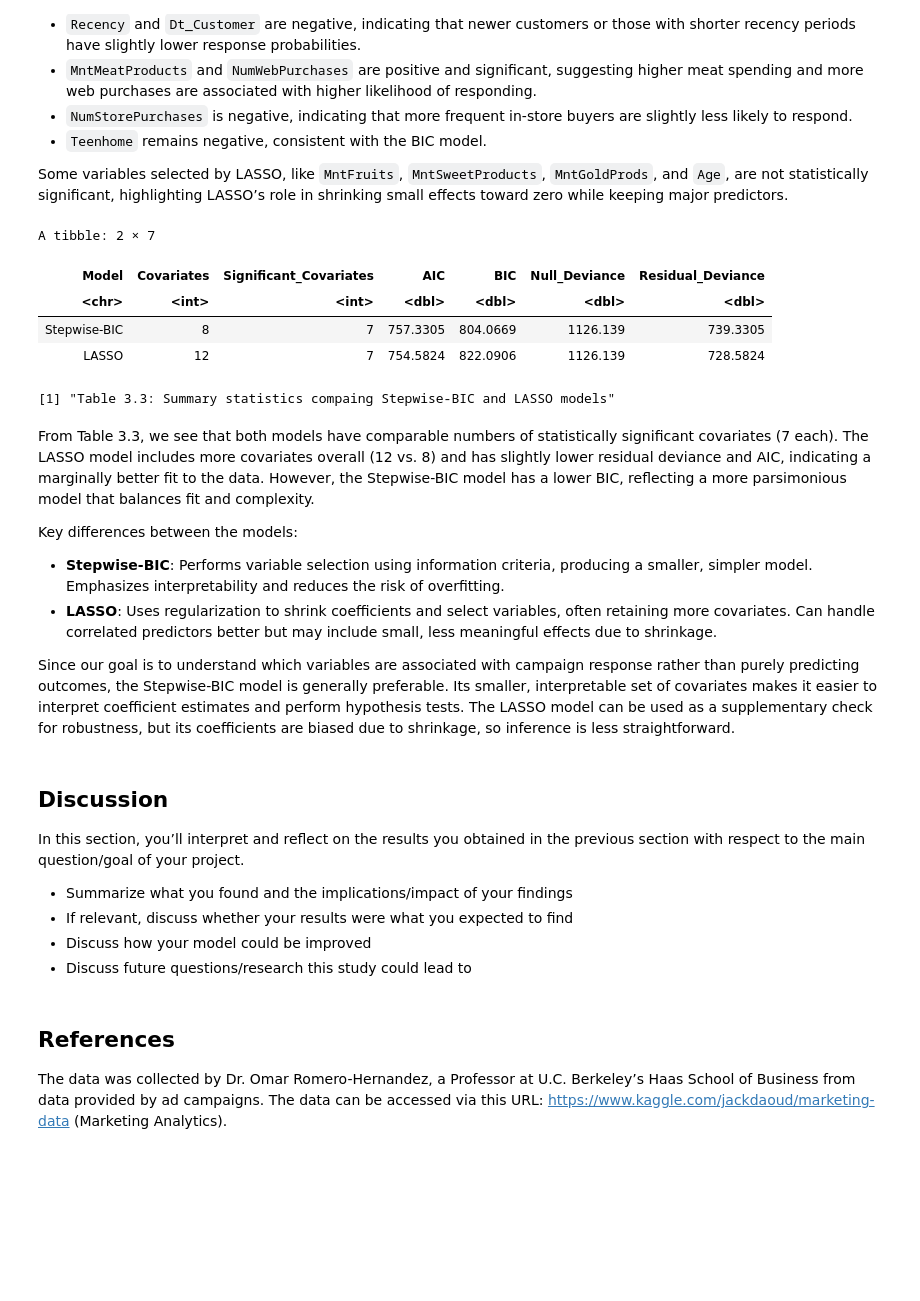
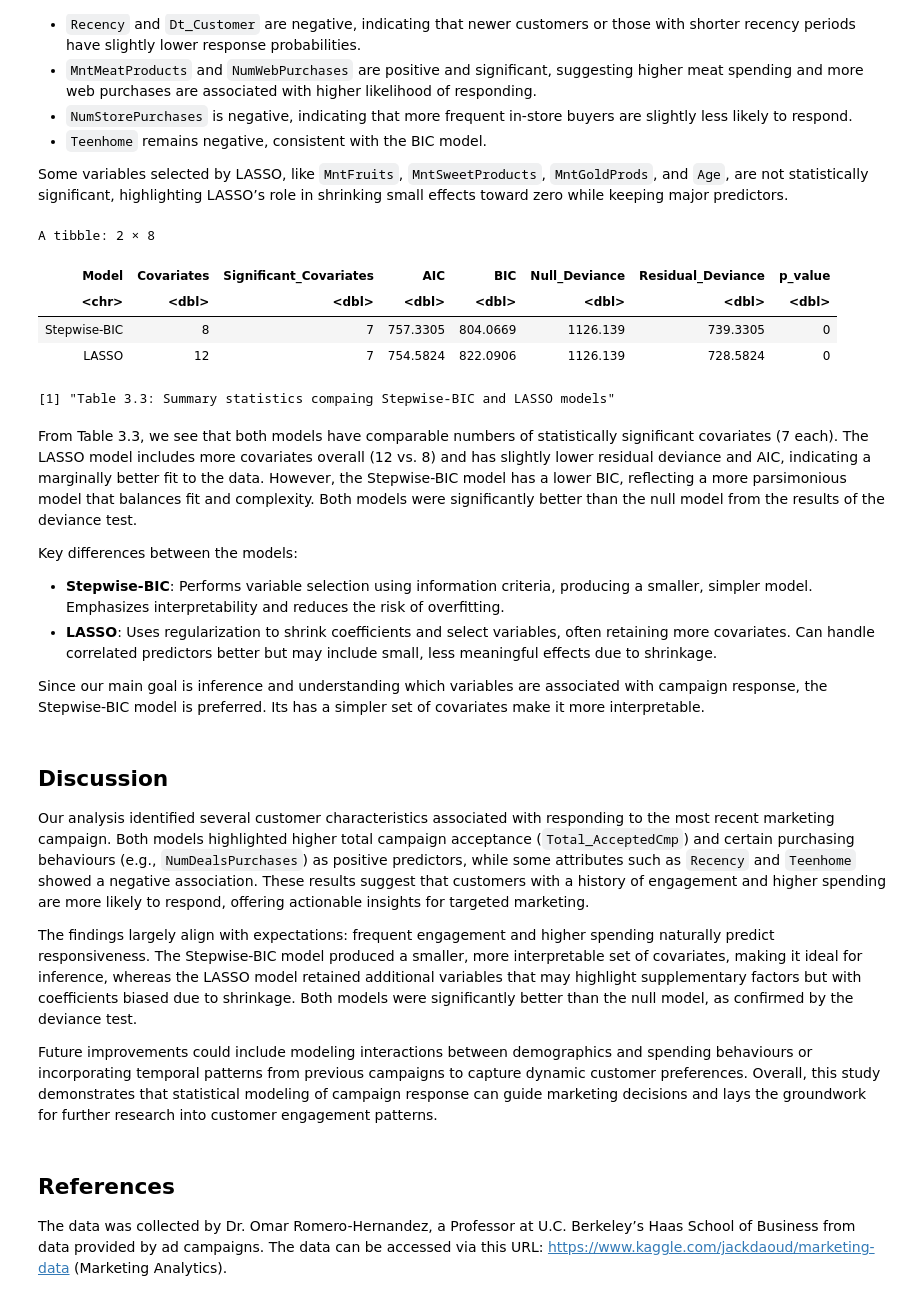
Before and after one commit to nelsonli2323/STAT-301-Project, a Jupyter notebook: Final_Report.ipynb, the cells around one changed output. Cells and saved outputs as stored; diff of their text form; code cells hidden in the pictures; blank space fills up the shorter version.

Commit message:
drafted Discussion

```diff
--- a/Final_Report.ipynb
+++ b/Final_Report.ipynb
@@ -464,56 +454,65 @@ From the LASSO model (Table 3.2), we see that several coefficients are statistic
 
 Some variables selected by LASSO, like `MntFruits`, `MntSweetProducts`, `MntGoldProds`, and `Age`, are not statistically significant, highlighting LASSO’s role in shrinking small effects toward zero while keeping major predictors.
 # %%
+# Deviance test
+null_model <- glm(Response ~ 1, data = inference_set, family = "binomial")
+p_value <- function(model) {
+    df <- anova(null_model, model, test = "Chisq")[2,]
+    df$`Pr(>Chi)`
+}
+
 # Stepwise-BIC summary
 bic_summary <- tibble(
     Model = "Stepwise-BIC",
     Covariates = nrow(BIC_results),
     Significant_Covariates = sum(BIC_results$p.value < 0.05),
     AIC = AIC(inf_BIC_model),
     BIC = BIC(inf_BIC_model),
     Null_Deviance = inf_BIC_model$null.deviance,
     Residual_Deviance = inf_BIC_model$deviance,
+    p_value = p_value(inf_BIC_model),
 )
 
 # LASSO summary
 lasso_summary <- tibble(
     Model = "LASSO",
     Covariates = nrow(LASSO_results),
     Significant_Covariates = sum(LASSO_results$p.value < 0.05),
     AIC = AIC(inf_LASSO_model),
     BIC = BIC(inf_LASSO_model),
     Null_Deviance = inf_LASSO_model$null.deviance,
     Residual_Deviance = inf_LASSO_model$deviance,
+    p_value = p_value(inf_LASSO_model),
 )
 
 # Comparison Table
-model_comparison <- bind_rows(bic_summary, lasso_summary)
+model_comparison <- bind_rows(bic_summary, lasso_summary) %>%
+    mutate_if(is.numeric, round, 4)
 model_comparison
 print("Table 3.3: Summary statistics compaing Stepwise-BIC and LASSO models")
 # %% [output]
-A tibble: 2 × 7
+A tibble: 2 × 8
-| Model | Covariates | Significant_Covariates | AIC | BIC | Null_Deviance | Residual_Deviance |
-| <chr> | <int> | <int> | <dbl> | <dbl> | <dbl> | <dbl> |
-| Stepwise-BIC | 8 | 7 | 757.3305 | 804.0669 | 1126.139 | 739.3305 |
-| LASSO | 12 | 7 | 754.5824 | 822.0906 | 1126.139 | 728.5824 |
+| Model | Covariates | Significant_Covariates | AIC | BIC | Null_Deviance | Residual_Deviance | p_value |
+| <chr> | <dbl> | <dbl> | <dbl> | <dbl> | <dbl> | <dbl> | <dbl> |
+| Stepwise-BIC | 8 | 7 | 757.3305 | 804.0669 | 1126.139 | 739.3305 | 0 |
+| LASSO | 12 | 7 | 754.5824 | 822.0906 | 1126.139 | 728.5824 | 0 |
 [1] "Table 3.3: Summary statistics compaing Stepwise-BIC and LASSO models"
 # %% [markdown]
-From Table 3.3, we see that both models have comparable numbers of statistically significant covariates (7 each). The LASSO model includes more covariates overall (12 vs. 8) and has slightly lower residual deviance and AIC, indicating a marginally better fit to the data. However, the Stepwise-BIC model has a lower BIC, reflecting a more parsimonious model that balances fit and complexity.
+From Table 3.3, we see that both models have comparable numbers of statistically significant covariates (7 each). The LASSO model includes more covariates overall (12 vs. 8) and has slightly lower residual deviance and AIC, indicating a marginally better fit to the data. However, the Stepwise-BIC model has a lower BIC, reflecting a more parsimonious model that balances fit and complexity. Both models were significantly better than the null model from the results of the deviance test.
 
 Key differences between the models:
 - **Stepwise-BIC**: Performs variable selection using information criteria, producing a smaller, simpler model. Emphasizes interpretability and reduces the risk of overfitting.
 - **LASSO**: Uses regularization to shrink coefficients and select variables, often retaining more covariates. Can handle correlated predictors better but may include small, less meaningful effects due to shrinkage.
 
-Since our goal is to understand which variables are associated with campaign response rather than purely predicting outcomes, the Stepwise-BIC model is generally preferable. Its smaller, interpretable set of covariates makes it easier to interpret coefficient estimates and perform hypothesis tests. The LASSO model can be used as a supplementary check for robustness, but its coefficients are biased due to shrinkage, so inference is less straightforward.
+Since our main goal is inference and understanding which variables are associated with campaign response, the Stepwise-BIC model is preferred. Its has a simpler set of covariates make it more interpretable.
 # %% [markdown]
 ## Discussion
 
-In this section, you’ll interpret and reflect on the results you obtained in the previous section with respect to the main question/goal of your project.
+Our analysis identified several customer characteristics associated with responding to the most recent marketing campaign. Both models highlighted higher total campaign acceptance (`Total_AcceptedCmp`) and certain purchasing behaviours (e.g., `NumDealsPurchases`) as positive predictors, while some attributes such as `Recency` and `Teenhome` showed a negative association. These results suggest that customers with a history of engagement and higher spending are more likely to respond, offering actionable insights for targeted marketing.
 
-- Summarize what you found and the implications/impact of your findings
-- If relevant, discuss whether your results were what you expected to find
-- Discuss how your model could be improved
-- Discuss future questions/research this study could lead to
+The findings largely align with expectations: frequent engagement and higher spending naturally predict responsiveness. The Stepwise-BIC model produced a smaller, more interpretable set of covariates, making it ideal for inference, whereas the LASSO model retained additional variables that may highlight supplementary factors but with coefficients biased due to shrinkage. Both models were significantly better than the null model, as confirmed by the deviance test.
+
+Future improvements could include modeling interactions between demographics and spending behaviours or incorporating temporal patterns from previous campaigns to capture dynamic customer preferences. Overall, this study demonstrates that statistical modeling of campaign response can guide marketing decisions and lays the groundwork for further research into customer engagement patterns.
 # %% [markdown]
 ## References
 
```
Also changed, not shown: parts of 1 cell of this notebook.
